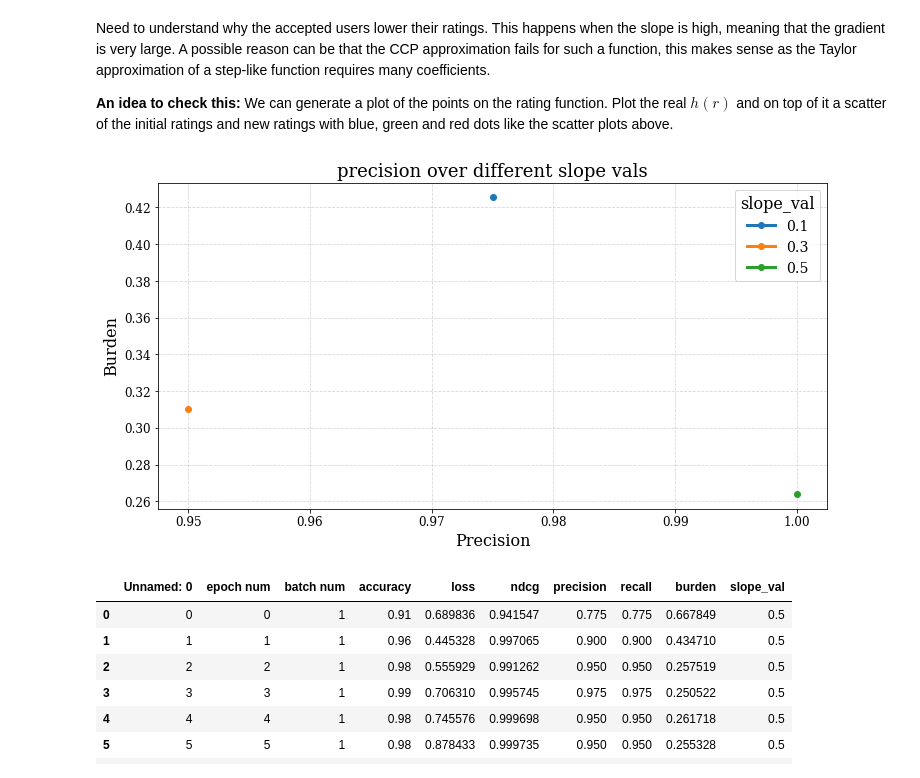
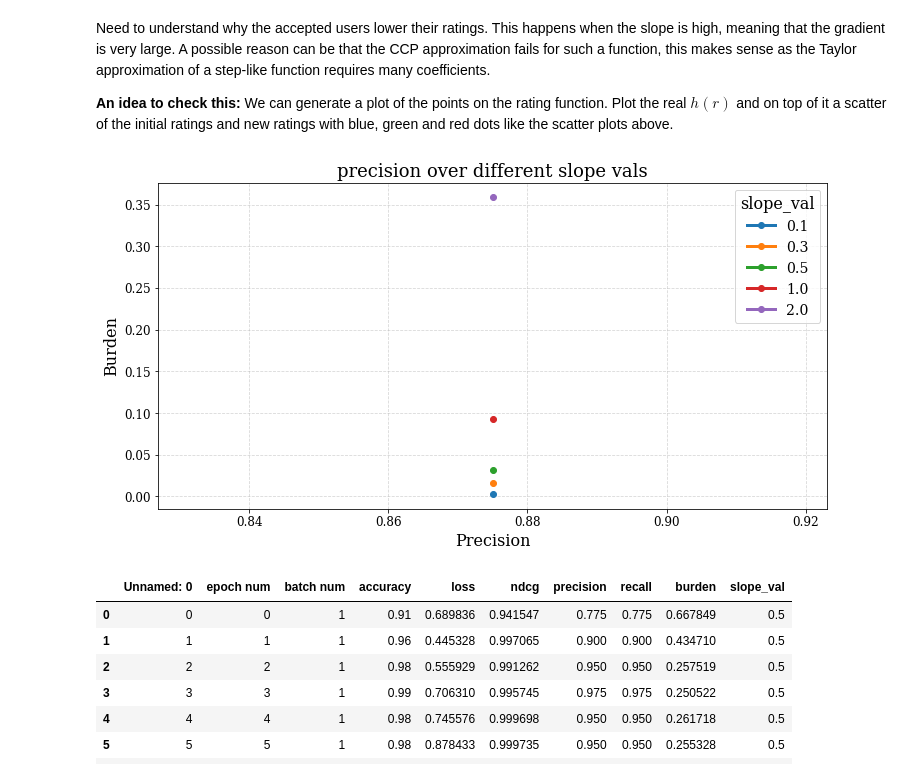
Before and after one commit to barweiss1/ranked_strategic_classification, a Jupyter notebook: strategicClassification-BatchedCCP.ipynb, the cells around one changed output. Saved outputs shown, nothing was run; the diff lists cells and outputs as text; code cells hidden in the pictures.

```diff
--- a/strategicClassification-BatchedCCP.ipynb
+++ b/strategicClassification-BatchedCCP.ipynb
@@ -1367,7 +1367,7 @@ Need to understand why the accepted users lower their ratings. This happens when
 # %%
 # seeing for which slopes we achieved better results
 # defining differen environments for different slopes
-slope_vals = [0.1, 0.3, 0.5]
+slope_vals = [0.1, 0.3, 0.5, 1, 2]
 train_metrics = pd.DataFrame([])
 test_metrics = pd.DataFrame([])
 
@@ -1377,34 +1377,34 @@ for slope_val in slope_vals:
 
     # reading metrics
     train_metric = pd.read_csv(path_strategic + '/train_metrics.csv')
     train_metric["slope_val"] = slope_val
     train_metrics = pd.concat([train_metrics, train_metric])
 
     test_metric = pd.read_csv(path_strategic + '/test_metrics.csv')
     test_metric["slope_val"] = slope_val
     test_metrics = pd.concat([test_metrics, test_metric])
 
 
 # TODO: results are not good (in precision, recall and ndcg), maybe there is a problem with the model. implement naive approach (strategic data and non-strategic model) and compare
 # plotting
 (
     test_metrics[test_metrics['epoch num'] == 9]
     .pivot(
         index='precision',
         columns='slope_val',
         values='burden',
     )
     .plot.line(
         title='precision over different slope vals',
         xlabel='Precision',
         ylabel='Burden',
         figsize=(12,6),
         marker='o'
     )
 )
 plt.show()
 # %% [output]
-[figure, old version]
+[figure, new version]
 # %%
 test_metric
 # %% [output]
```
